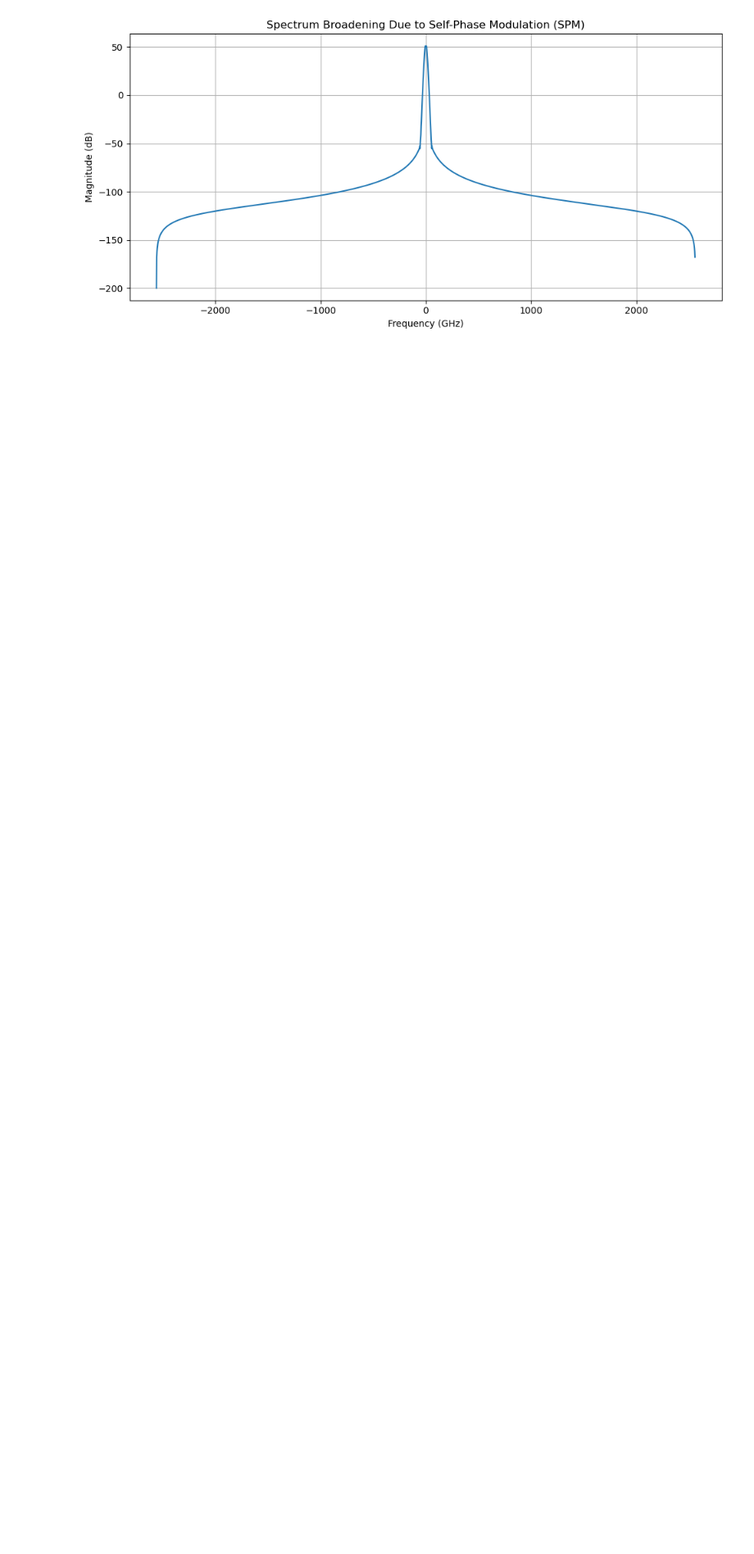
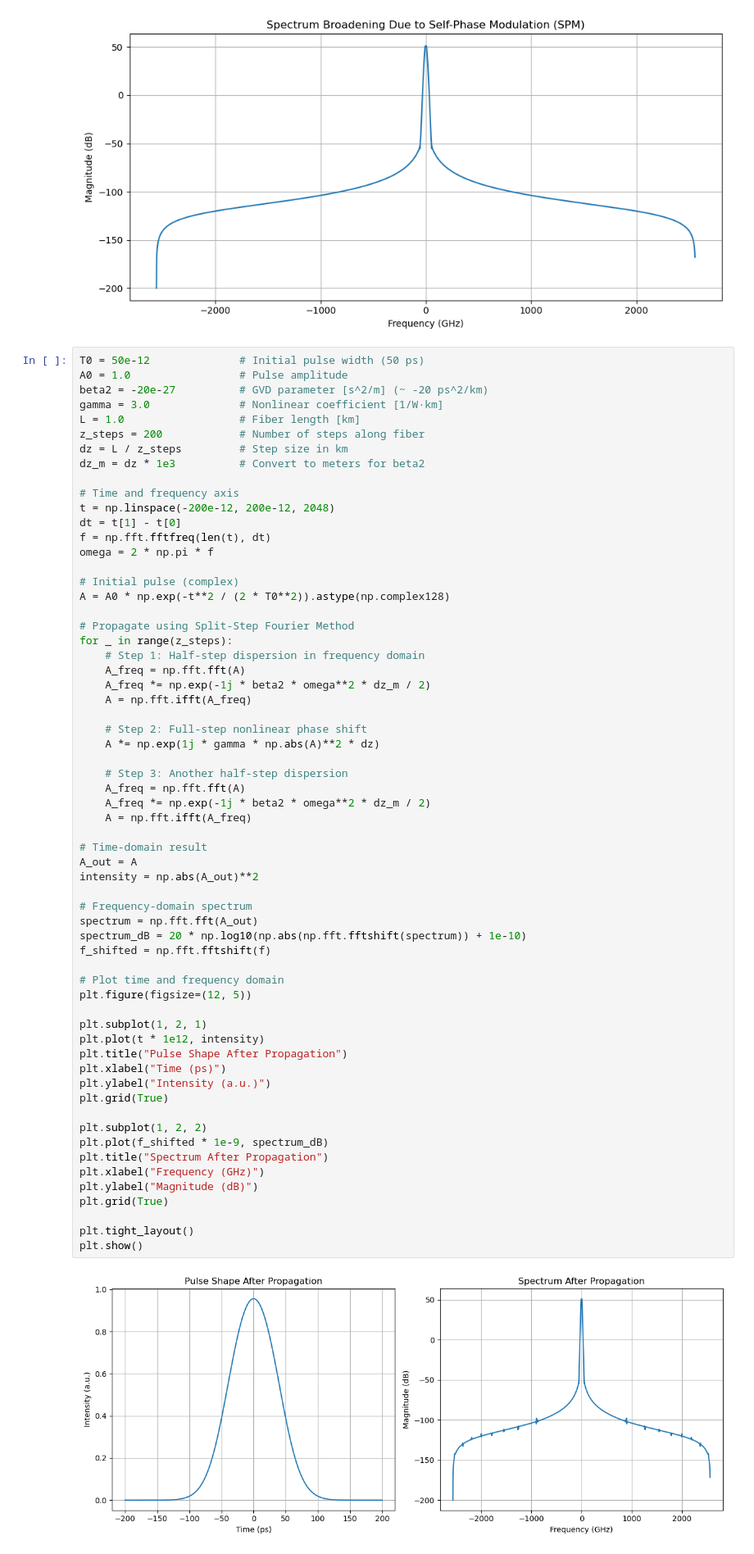
Before and after one commit to hamed-h98/Optical_Wireless_Communications, a Jupyter notebook: optical_simulations/fiber.ipynb, the cells around one changed output. Shown at 82% size. Cells and saved outputs as stored; diff of their text form; blank space fills up the shorter version.

```diff
--- a/optical_simulations/fiber.ipynb
+++ b/optical_simulations/fiber.ipynb
@@ -516,6 +516,70 @@ plt.tight_layout()
 plt.show()
 # %% [output]
 [figure]
+# %%
+T0 = 50e-12              # Initial pulse width (50 ps)
+A0 = 1.0                 # Pulse amplitude
+beta2 = -20e-27          # GVD parameter [s^2/m] (~ -20 ps^2/km)
+gamma = 3.0              # Nonlinear coefficient [1/W·km]
+L = 1.0                  # Fiber length [km]
+z_steps = 200            # Number of steps along fiber
+dz = L / z_steps         # Step size in km
+dz_m = dz * 1e3          # Convert to meters for beta2
+
+# Time and frequency axis
+t = np.linspace(-200e-12, 200e-12, 2048)
+dt = t[1] - t[0]
+f = np.fft.fftfreq(len(t), dt)
+omega = 2 * np.pi * f
+
+# Initial pulse (complex)
+A = A0 * np.exp(-t**2 / (2 * T0**2)).astype(np.complex128)
+
+# Propagate using Split-Step Fourier Method
+for _ in range(z_steps):
+    # Step 1: Half-step dispersion in frequency domain
+    A_freq = np.fft.fft(A)
+    A_freq *= np.exp(-1j * beta2 * omega**2 * dz_m / 2)
+    A = np.fft.ifft(A_freq)
+
+    # Step 2: Full-step nonlinear phase shift
+    A *= np.exp(1j * gamma * np.abs(A)**2 * dz)
+
+    # Step 3: Another half-step dispersion
+    A_freq = np.fft.fft(A)
+    A_freq *= np.exp(-1j * beta2 * omega**2 * dz_m / 2)
+    A = np.fft.ifft(A_freq)
+
+# Time-domain result
+A_out = A
+intensity = np.abs(A_out)**2
+
+# Frequency-domain spectrum
+spectrum = np.fft.fft(A_out)
+spectrum_dB = 20 * np.log10(np.abs(np.fft.fftshift(spectrum)) + 1e-10)
+f_shifted = np.fft.fftshift(f)
+
+# Plot time and frequency domain
+plt.figure(figsize=(12, 5))
+
+plt.subplot(1, 2, 1)
+plt.plot(t * 1e12, intensity)
+plt.title("Pulse Shape After Propagation")
+plt.xlabel("Time (ps)")
+plt.ylabel("Intensity (a.u.)")
+plt.grid(True)
+
+plt.subplot(1, 2, 2)
+plt.plot(f_shifted * 1e-9, spectrum_dB)
+plt.title("Spectrum After Propagation")
+plt.xlabel("Frequency (GHz)")
+plt.ylabel("Magnitude (dB)")
+plt.grid(True)
+
+plt.tight_layout()
+plt.show()
+# %% [output]
+[figure, added]
 # %% [markdown]
 # Next steps
 
```
Also changed, not shown: parts of 1 cell of this notebook.
